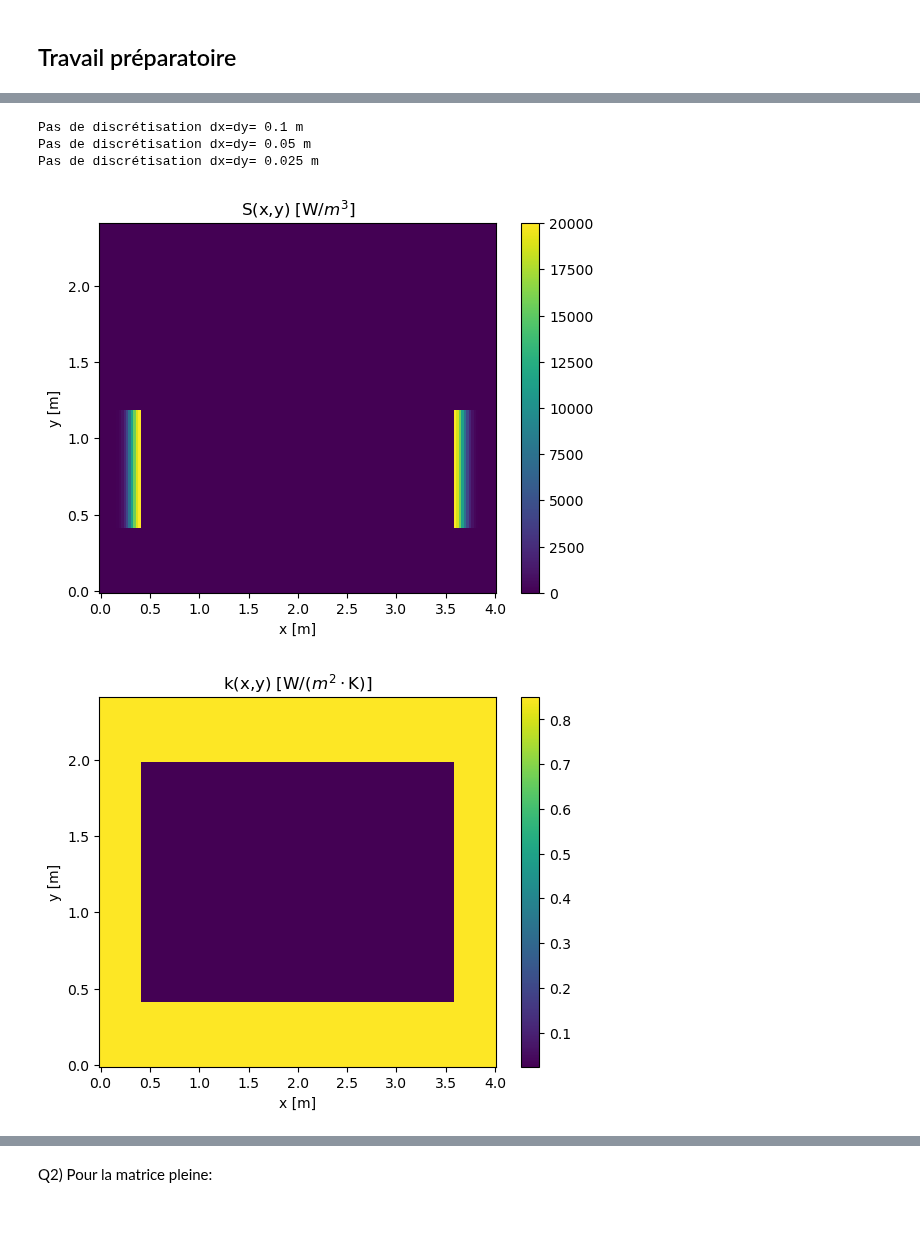
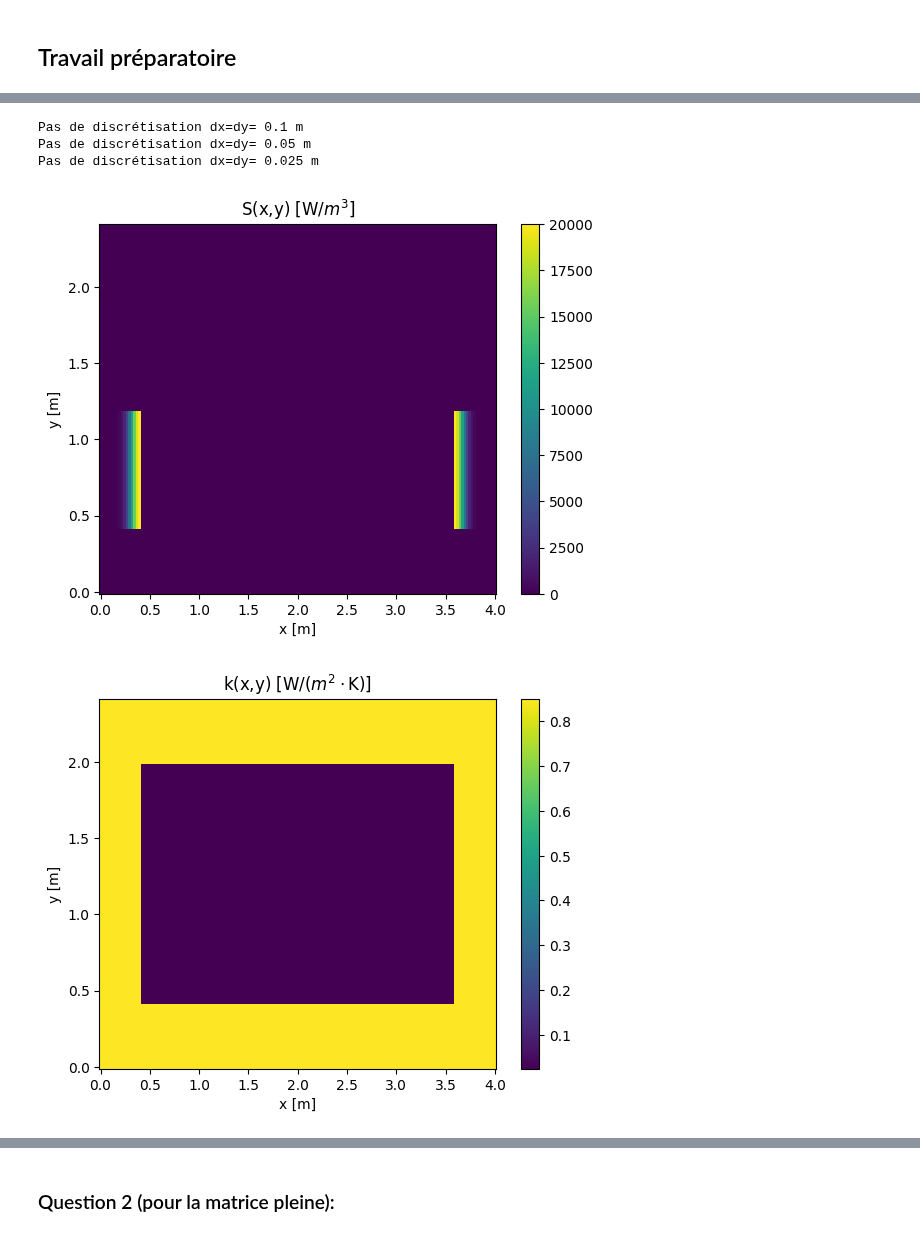
Before and after one commit to mldessu/projetsimu, a Jupyter notebook: Devoir 4/Matrice_2D.ipynb, the cells around one changed output, grey strips where cells are left out. Saved outputs shown, nothing was run; the diff lists cells and outputs as text; code cells hidden in the pictures.

```diff
--- a/Devoir 4/Matrice_2D.ipynb
+++ b/Devoir 4/Matrice_2D.ipynb
@@ -288,39 +290,39 @@ for d in delta:
     Tr = np.reshape(T,(Ny,Nx),order='C')
 
     Tm_ar[ci] = Tr[int(np.rint(Ly / d / 2 + 1)) - 1, int(np.rint(Lx / d / 2 + 1)) - 1] # température au milieu du domaine de calcul
 
 plt.figure(1)
 plt.pcolor(np.arange(0,Nx,1)*d,np.arange(0,Ny,1)*d,S)
 plt.colorbar(mappable=None, cax=None, ax=None)
 plt.title('S(x,y) [W/$m^3$]')
 plt.xlabel('x [m]')
 plt.ylabel('y [m]')
 plt.show()
 
 plt.figure(2)
 plt.pcolor(np.arange(0,Nx,1)*d,np.arange(0,Ny,1)*d,k)
 plt.colorbar(mappable=None, cax=None, ax=None)
-plt.title('k(x,y) [W/($m^2\cdot$K)]')
+plt.title(r'k(x,y) [W/($m^2\cdot$K)]')
 plt.xlabel('x [m]')
 plt.ylabel('y [m]')
 plt.show()
 
 plt.figure(3)
 plt.pcolor(np.arange(0,Nx,1)*d,np.arange(0,Ny,1)*d,Tr)
 plt.colorbar(mappable=None, cax=None, ax=None)
 plt.title('T(x,y) [$^o$C]')
 plt.xlabel('x [m]')
 plt.ylabel('y [m]')
 plt.show()
 # %% [output]
 Pas de discrétisation dx=dy= 0.1 m
 Pas de discrétisation dx=dy= 0.05 m
 Pas de discrétisation dx=dy= 0.025 m
-[figure, old version]
+[figure, new version]
 [figure]
 [figure]
 # %% [markdown]
-Q2) Pour la matrice pleine:
+### Question 2 (pour la matrice pleine):
 # %%
 from scipy.stats import linregress
 
```
Also changed, not shown: parts of 11 cells of this notebook.
